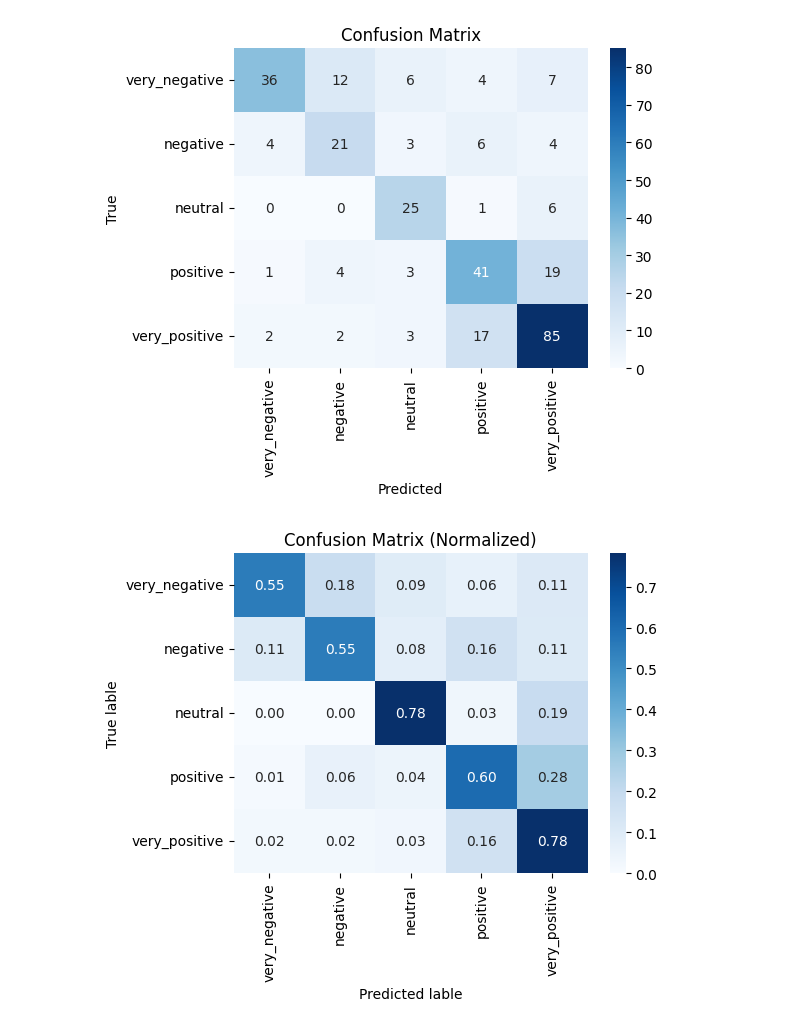
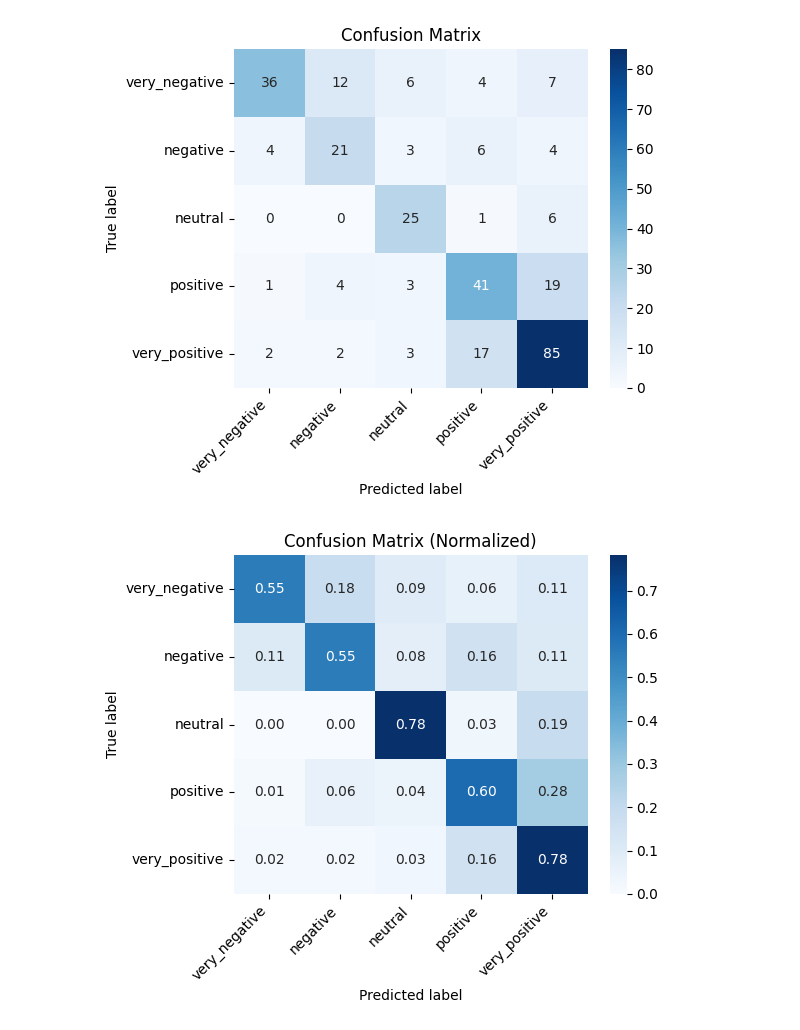
Before and after one commit to ntdathp/vn-review-sentiment, a Jupyter notebook: bilstm/predict_sentiment.ipynb, the cells around one changed output. Saved outputs shown, nothing was run; the diff lists cells and outputs as text; code cells hidden in the pictures.

```diff
--- a/bilstm/predict_sentiment.ipynb
+++ b/bilstm/predict_sentiment.ipynb
@@ -78,3 +71,36 @@ def predict_texts(model_or_fn, id2label, texts, batch_size=32, is_keras=True):
     conf = probs[np.arange(len(texts)), idx]
     labels = [id2label[int(i)] for i in idx]
     return labels, conf, probs
+# %%
+# ==== CẤU HÌNH MODEL_DIR & CÂU CẦN TEST ====
+MODEL_DIR = "/home/dat/llm_ws/bilstm/bilstm_vn_sentiment_5cls"  # đổi lại path model của bạn
+text = "Sản phẩm dùng rất tốt, giao hàng nhanh."
+
+# ==== LOAD LABEL MAP ====
+id2label = load_labels(MODEL_DIR)
+print("id2label:", id2label)
+
+# ==== THỬ LOAD KERAS, NẾU FAIL THÌ DÙNG SAVEDMODEL ====
+try:
+    model_or_fn = try_load_keras(MODEL_DIR)
+    is_keras = True
+    print("Loaded Keras model.")
+except Exception as e:
+    print("Không load được Keras, thử SavedModel. Lỗi:", e)
+    model_or_fn = try_load_savedmodel(MODEL_DIR)
+    is_keras = False
+    print("Loaded SavedModel (tf.saved_model.load).")
+
+# ==== PREDICT 1 CÂU ====
+pred_labels, confs, probs = predict_texts(
+    model_or_fn,
+    id2label,
+    [text],        # list 1 phần tử
+    batch_size=1,
+    is_keras=is_keras
+)
+
+print("Text:", text)
+print("Predicted label:", pred_labels[0])
+print("Confidence:", float(confs[0]))
+print("Raw probs:", probs[0])
@@ -135,37 +192,39 @@ plt.figure(figsize=(6, 5))
 sns.heatmap(
     cm,
     annot=True,
     fmt="d",
     cmap="Blues",
     xticklabels=labels,
     yticklabels=labels,
 )
-plt.xlabel("Predicted")
-plt.ylabel("True")
+plt.xlabel("Predicted label")
+plt.ylabel("True label")
 plt.title("Confusion Matrix")
+plt.xticks(rotation=45, ha="right")   # << xoay chữ xéo sang trái
 plt.tight_layout()
 plt.show()
 
 # ===== Confusion matrix chuẩn hóa theo hàng =====
 cm_norm = cm.astype("float")
 row_sums = cm_norm.sum(axis=1, keepdims=True)
 cm_norm = np.divide(cm_norm, row_sums, out=np.zeros_like(cm_norm), where=row_sums != 0)
 
 plt.figure(figsize=(6, 5))
 sns.heatmap(
     cm_norm,
     annot=True,
     fmt=".2f",
     cmap="Blues",
     xticklabels=labels,
     yticklabels=labels,
 )
-plt.xlabel("Predicted lable")
-plt.ylabel("True lable")
+plt.xlabel("Predicted label")
+plt.ylabel("True label")
 plt.title("Confusion Matrix (Normalized)")
+plt.xticks(rotation=45, ha="right")   # << xoay chữ xéo sang trái
 plt.tight_layout()
 plt.show()
 # %% [output]
-[figure, old version]
+[figure, new version]
-[figure, old version]
+[figure, new version]
 # %%
```
Also changed, not shown: parts of 5 cells of this notebook, 10 other files.
